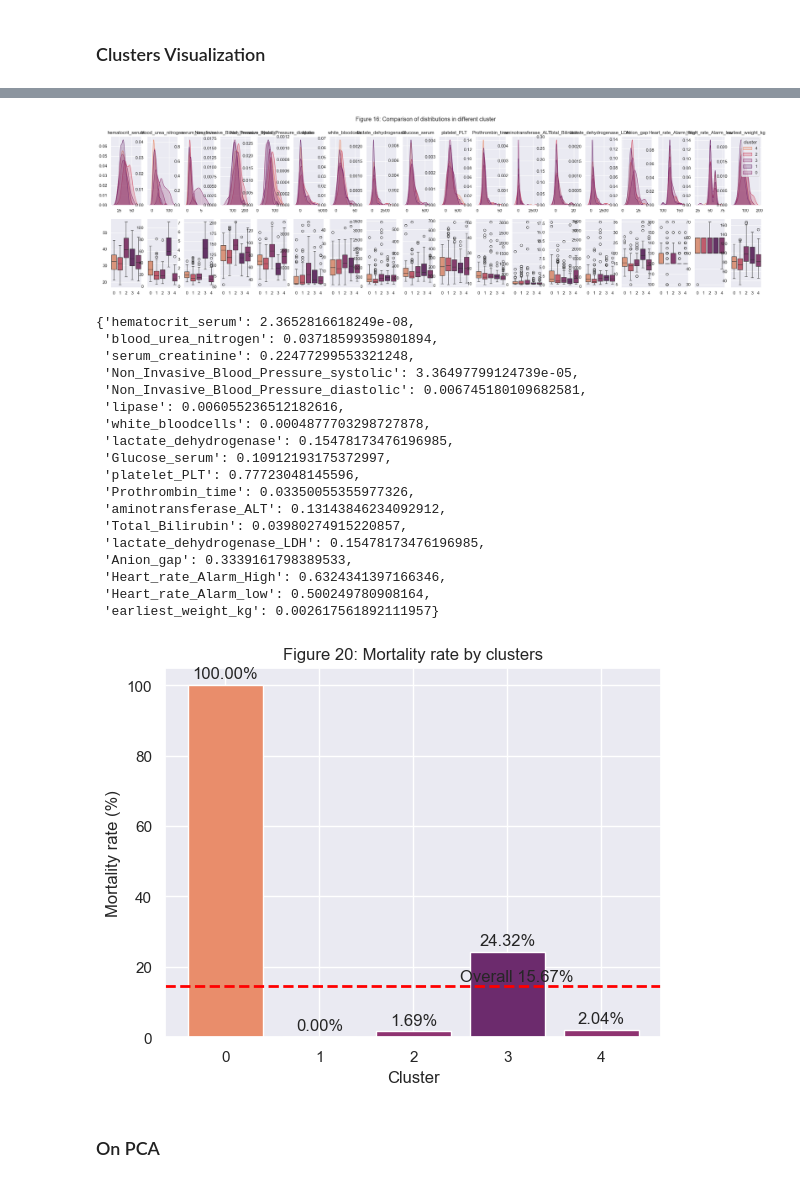
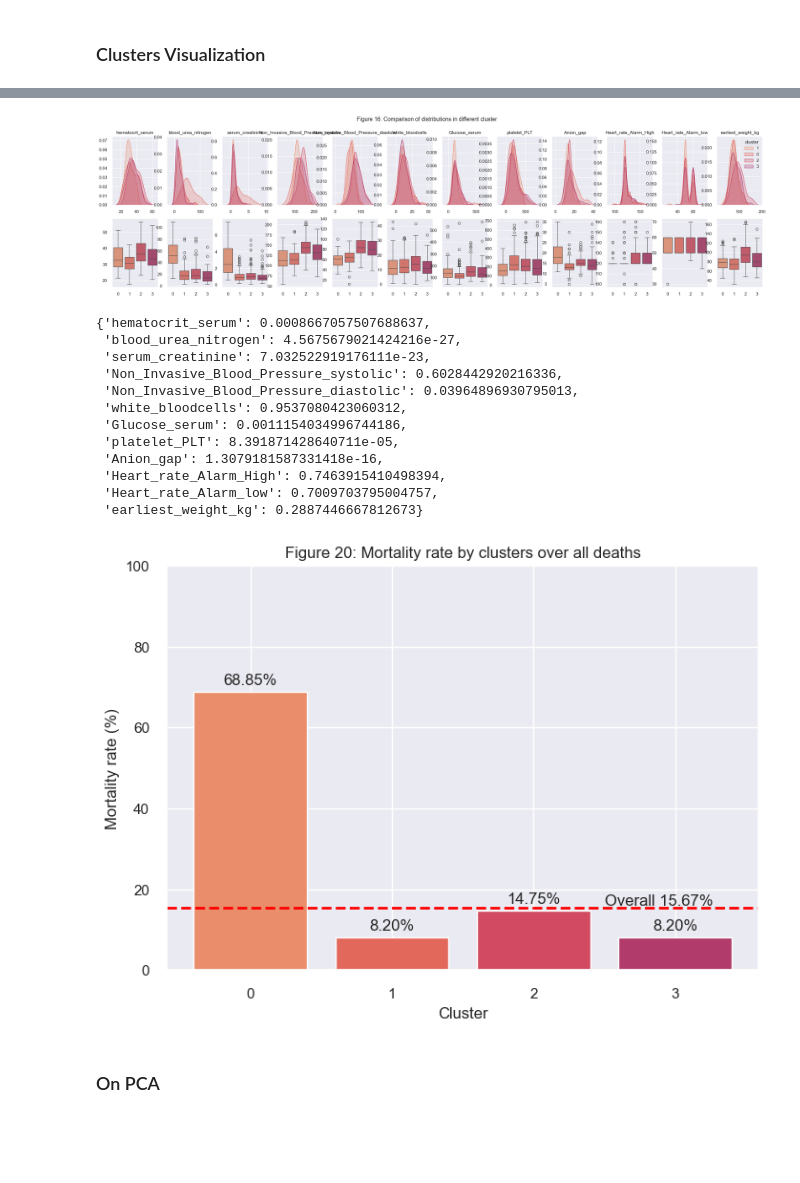
Before and after one commit to luluilmaknun/COMP90089, a Jupyter notebook: clustering_analysis/code_icd.ipynb, the cells around one changed output, grey strips where cells are left out. Saved outputs shown, nothing was run; the diff lists cells and outputs as text; code cells hidden in the pictures; blank space fills up the shorter version.

Commit message:
Modify clustering on dataset by ICD

```diff
--- a/clustering_analysis/code_icd.ipynb
+++ b/clustering_analysis/code_icd.ipynb
@@ -548,15 +286,0 @@ Firstly, we try the clustering on non-cleaned dataset.
-# %%
-wcss = []
-ss = []
-
-# Run algorithm through different number of clusters
-for i in range(2, 20):
-    kmeans = KMeans(n_clusters=i, random_state=RANDOM_STATE)
-    kmeans.fit(X_scaled)
-
-    # Record within cluster sum of squares
-    wcss.append(kmeans.inertia_)
-
-    # Record silhouette score
-    sil_score = silhouette_score(X_scaled, kmeans.labels_)
-    ss.append(sil_score)
@@ -631,0 +345,6 @@ From this analysis, we can conclude that $3$ is the optimal cluster.
+# %%
+model = KMeans(random_state=RANDOM_STATE)
+visualizer = KElbowVisualizer(model, k=(2,15))
+# Fit and show the performance with dataset
+visualizer.fit(X_cleaned)
+visualizer.show()
@@ -632,5 +354,5 @@ From this analysis, we can conclude that $3$ is the optimal cluster.
 # %%
-optimal_cluster = 5
+optimal_cluster = 4
 # %% [markdown]
 ## 5.2. Fitting the model
 # %%
@@ -755,0 +410,4 @@ Percentage of women and men (respectively) 32.65 and 67.35
+# %%
+for i in range(4):
+    print("====================== Cluster %s =========================" % (i))
+    stat_cum(i)
@@ -756,47 +463,42 @@ Percentage of women and men (respectively) 32.65 and 67.35
 # %%
-plot_mean_difference(df_clean, 'cluster', "Figure 16: Comparison of distributions in different cluster", colours=cluster_colors)
+plot_mean_difference(df_clean, 'cluster', "Figure 16: Comparison of distributions in different cluster", colours=palette, features_kde=features_kde)
 # %% [output]
-[figure, old version]
+[figure, new version]
-{'hematocrit_serum': 2.3652816618249e-08,
- 'blood_urea_nitrogen': 0.03718599359801894,
- 'serum_creatinine': 0.22477299553321248,
- 'Non_Invasive_Blood_Pressure_systolic': 3.36497799124739e-05,
- 'Non_Invasive_Blood_Pressure_diastolic': 0.006745180109682581,
- 'lipase': 0.006055236512182616,
- 'white_bloodcells': 0.0004877703298727878,
- 'lactate_dehydrogenase': 0.15478173476196985,
- 'Glucose_serum': 0.10912193175372997,
- 'platelet_PLT': 0.77723048145596,
- 'Prothrombin_time': 0.03350055355977326,
- 'aminotransferase_ALT': 0.13143846234092912,
- 'Total_Bilirubin': 0.03980274915220857,
- 'lactate_dehydrogenase_LDH': 0.15478173476196985,
- 'Anion_gap': 0.3339161798389533,
- 'Heart_rate_Alarm_High': 0.6324341397166346,
- 'Heart_rate_Alarm_low': 0.500249780908164,
- 'earliest_weight_kg': 0.002617561892111957}
+{'hematocrit_serum': 0.0008667057507688637,
+ 'blood_urea_nitrogen': 4.5675679021424216e-27,
+ 'serum_creatinine': 7.032522919176111e-23,
+ 'Non_Invasive_Blood_Pressure_systolic': 0.6028442920216336,
+ 'Non_Invasive_Blood_Pressure_diastolic': 0.03964896930795013,
+ 'white_bloodcells': 0.9537080423060312,
+ 'Glucose_serum': 0.0011154034996744186,
+ 'platelet_PLT': 8.391871428640711e-05,
+ 'Anion_gap': 1.3079181587331418e-16,
+ 'Heart_rate_Alarm_High': 0.7463915410498394,
+ 'Heart_rate_Alarm_low': 0.7009703795004757,
+ 'earliest_weight_kg': 0.2887446667812673}
 # %%
 # Mortality rate in each cluster
 mortality_cluster = []
 
 for c in sorted(df_clean['cluster'].unique()):
     sub = df_clean[df_clean.cluster == c]
-    mortality_cluster.append(100 * len(sub[sub.mortality == 'Dead']) / len(sub))
+    mortality_cluster.append(100 * len(sub[sub.mortality == 'Dead']) / df_clean.mortality.value_counts()['Dead'])
 
-plt.bar(["0","1","2", "3", "4"], mortality_cluster, color=cluster_colors)
+plt.bar(["0","1","2","3"], mortality_cluster, color=palette)
 plt.axhline(y=round(100* len(df_clean[df_clean.mortality == 'Dead']) / len(df_clean),2), color='red', linestyle='--', linewidth=2, label='Mortality rate')
 plt.annotate('Overall 15.67%', xy=(0, 20), xytext=(2.5, 16))
 
 for i, rate in enumerate(mortality_cluster):
     plt.text(i, rate + 1, f'{rate:.2f}%', ha='center', va='bottom')
 
 plt.xlabel("Cluster")
 plt.ylabel("Mortality rate (%)")
-plt.title("Figure 20: Mortality rate by clusters")
+plt.title("Figure 20: Mortality rate by clusters over all deaths")
+plt.ylim([0,100])
 
 plt.show()
 # %% [output]
-[figure, old version]
+[figure, new version]
 # %% [markdown]
 ### On PCA
 # %%
```
Also changed, not shown: parts of 79 cells of this notebook.
